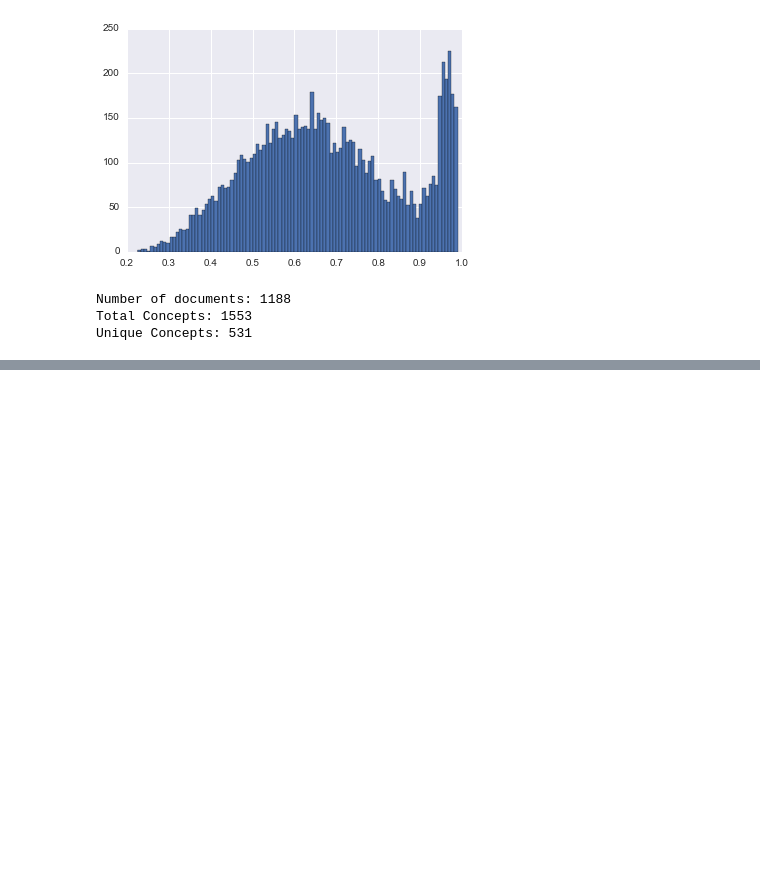
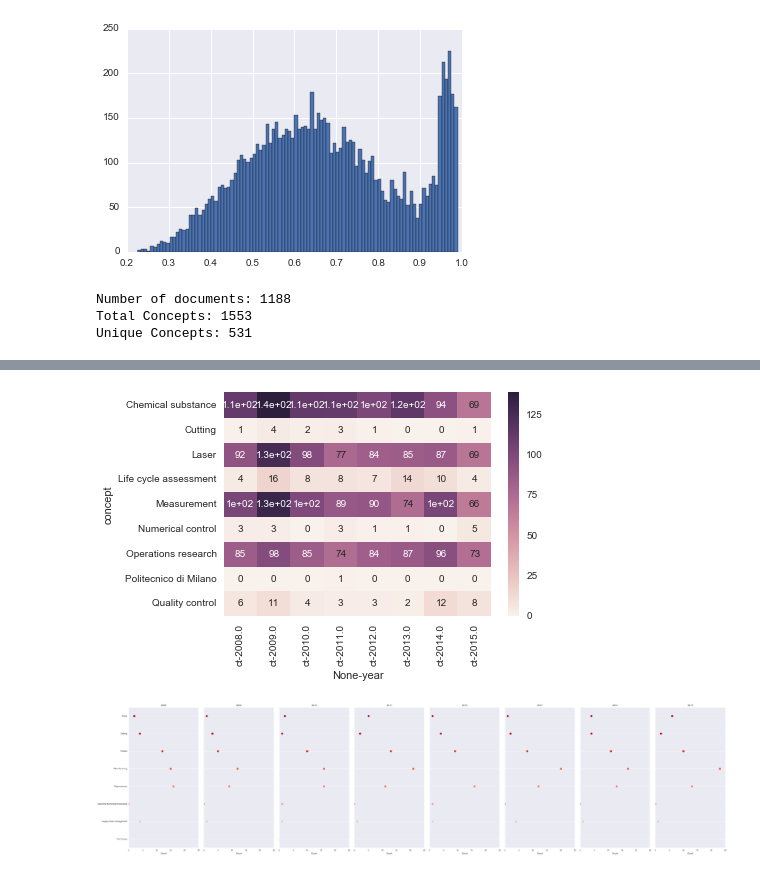
Before and after one commit to lalgadi/codemonkey, a Jupyter notebook: document_classification/known_docs_eda.ipynb, the cells around one changed output, grey strips where cells are left out. Saved outputs shown, nothing was run; the diff lists cells and outputs as text; code cells hidden in the pictures; blank space fills up the shorter version.

Commit message:
added unclassified df and negative samples

```diff
--- a/document_classification/known_docs_eda.ipynb
+++ b/document_classification/known_docs_eda.ipynb
@@ -200,0 +197,13 @@ sample 2
+# %%
+#reading csv of unclassified data in to pandas
+unc_df_2008 = pd.DataFrame.from_csv('../../data/nsf_concepts_unwind_2008.csv', index_col=None)
+unc_df_2009 = pd.DataFrame.from_csv('../../data/nsf_concepts_unwind_2009.csv', index_col=None)
+unc_df_2010 = pd.DataFrame.from_csv('../../data/nsf_concepts_unwind_2010.csv', index_col=None)
+unc_df_2011 = pd.DataFrame.from_csv('../../data/nsf_concepts_unwind_2011.csv', index_col=None)
+unc_df_2012 = pd.DataFrame.from_csv('../../data/nsf_concepts_unwind_2012.csv', index_col=None)
+unc_df_2013 = pd.DataFrame.from_csv('../../data/nsf_concepts_unwind_2013.csv', index_col=None)
+unc_df_2014 = pd.DataFrame.from_csv('../../data/nsf_concepts_unwind_2014.csv', index_col=None)
+unc_df_2015 = pd.DataFrame.from_csv('../../data/nsf_concepts_unwind_2015.csv', index_col=None)
+
+unc_df = unc_df_2008.append([unc_df_2009,unc_df_2010,unc_df_2011,unc_df_2012,unc_df_2013,unc_df_2014,unc_df_2015])
+unc_df.head()
@@ -200,0 +228,9 @@ sample 2
+# %%
+#filter the unc data frame using concept_sample1
+#fser = unc_df[unc_df.concept.isin(concept_sample1)].groupby(['event_year', 'concept']).size()
+unc_fltr_df1 = filterData(unc_df,concept_sample1)
+plotHeatMap(unc_fltr_df1)
+plotPairGrid(unc_fltr_df1)
+# %% [output]
+[figure, added]
+[figure, added]
```
Also changed, not shown: parts of 14 cells of this notebook.
